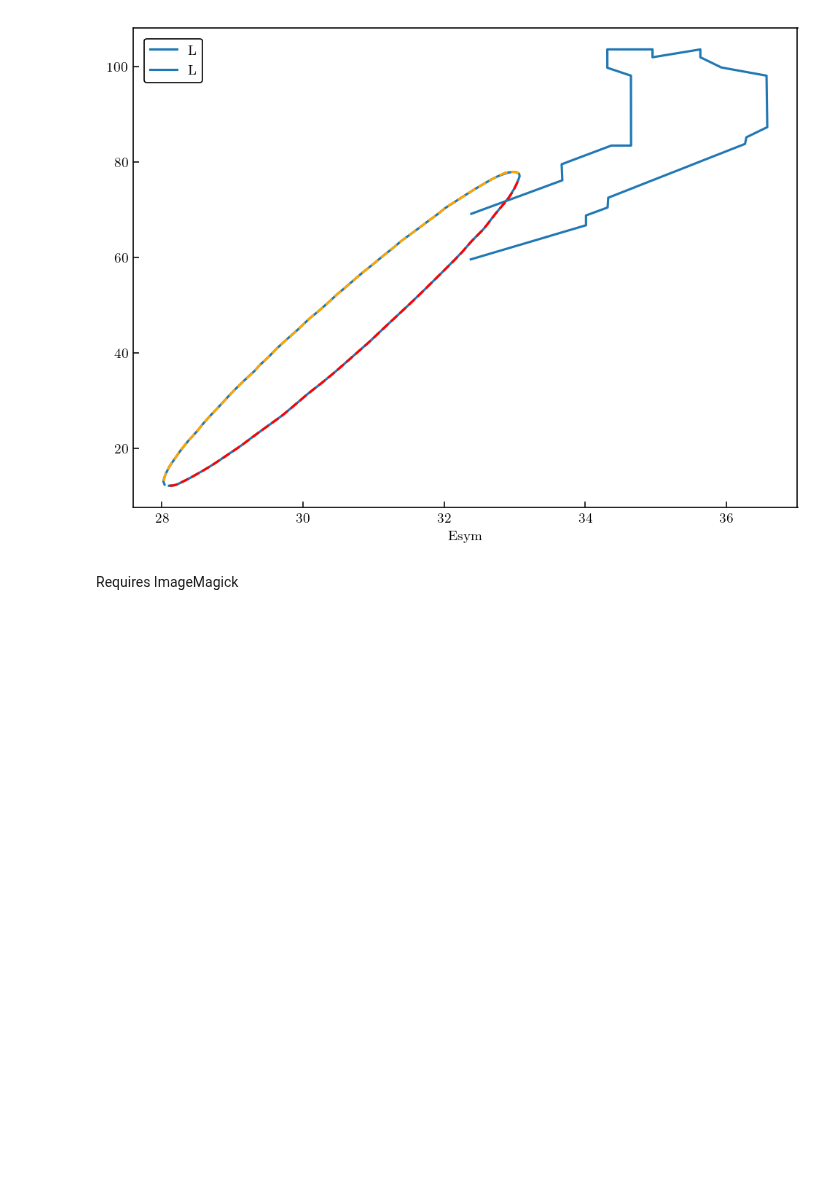
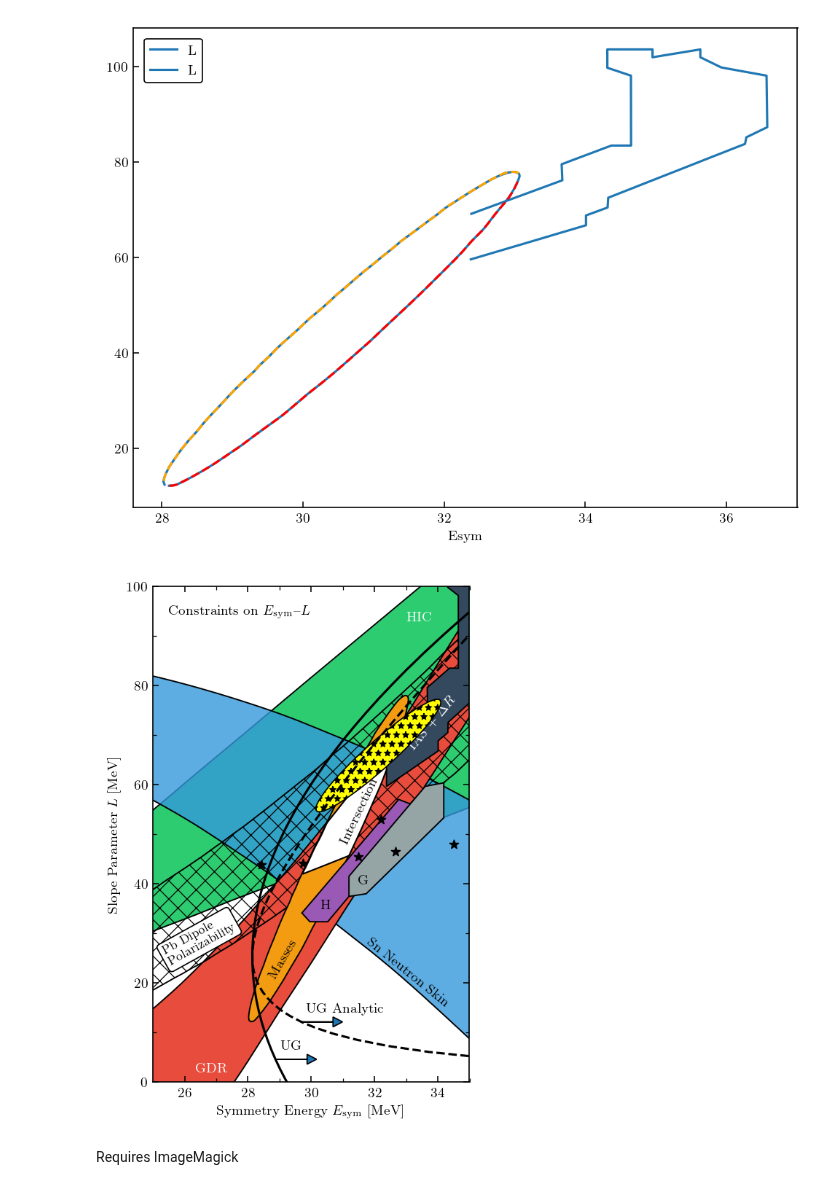
Before and after one commit to buqeye/nuclear-matter-convergence, a Jupyter notebook: analysis/Esym-L/correlation.ipynb, the cells around one changed output. Saved outputs shown, nothing was run; the diff lists cells and outputs as text; code cells hidden in the pictures; blank space fills up the shorter version.

Commit message:
Updated ref et al and zorders

```diff
--- a/analysis/Esym-L/correlation.ipynb
+++ b/analysis/Esym-L/correlation.ipynb
@@ -370,19 +370,19 @@ def confidence_ellipse(mean, cov, ax, n_std=3.0, facecolor='none', **kwargs):
     return ax.add_patch(ellipse)
 # %%
 # Using n=0.16
-# Esym_L_sat_eft = np.array([32.12073106, 65.86374647])
-# cov_Esym_L_eft = np.array([
-#     [ 0.97379613,  5.29651584],
-#     [ 5.29651584, 32.1700109 ]
-# ])
+Esym_L_sat_eft = np.array([32.12073106, 65.86374647])
+cov_Esym_L_eft = np.array([
+    [ 0.97379613,  5.29651584],
+    [ 5.29651584, 32.1700109 ]
+])
 
 # Using n=0.16 +/- 0.01
-Esym_L_sat_eft = np.array([31.82132552, 65.01346072])
+# Esym_L_sat_eft = np.array([31.82132552, 65.01346072])
 
-cov_Esym_L_eft = np.array([
-    [ 3.24842646,  8.0381468 ],
-    [ 8.0381468 , 34.89044073]
-])
+# cov_Esym_L_eft = np.array([
+#     [ 3.24842646,  8.0381468 ],
+#     [ 8.0381468 , 34.89044073]
+# ])
 # %%
 image_type = 'png'
 
@@ -469,51 +469,56 @@ for src in avail_srcs:
 # fig.savefig(file_out(i, image_type))
 
 ut = np.linspace(0.001, 2, 100)
+tews_zorder = 11
 Esym_tews, L_tews = getUgConstraint( ut, **TewsEtAlSetting)
-ax.plot(Esym_tews, L_tews, c='k')
+ax.plot(Esym_tews, L_tews, c='k', zorder=tews_zorder)
 
 idx_arrow_tews = 60
-ax.arrow(Esym_tews[idx_arrow_tews], L_tews[idx_arrow_tews], 1, 0, head_length=0.3, head_width=2)
-ax.text(Esym_tews[idx_arrow_tews]+0.15, L_tews[idx_arrow_tews]+1.4, 'UG', ha='left', va='bottom')
+ax.arrow(Esym_tews[idx_arrow_tews], L_tews[idx_arrow_tews], 1, 0, head_length=0.3, head_width=2, zorder=tews_zorder)
+ax.text(Esym_tews[idx_arrow_tews]+0.15, L_tews[idx_arrow_tews]+1.4, 'UG', ha='left', va='bottom', zorder=tews_zorder)
 
 # now plot analytic constraint
 L_grid = np.linspace(0.001, 120, 100)
 Esym_tews_analytic = getUgAnalyticConstraint(L_grid, EUG0, E0)
-ax.plot(Esym_tews_analytic, L_grid, c='k', ls='--')
+ax.plot(Esym_tews_analytic, L_grid, c='k', ls='--', zorder=tews_zorder)
 
 idx_arrow_tews_a = 10
-ax.arrow(Esym_tews_analytic[idx_arrow_tews_a], L_grid[idx_arrow_tews_a], 1, 0, head_length=0.3, head_width=2)
+ax.arrow(
+    Esym_tews_analytic[idx_arrow_tews_a], L_grid[idx_arrow_tews_a], 1, 0,
+    head_length=0.3, head_width=2, zorder=tews_zorder)
 ax.text(Esym_tews_analytic[idx_arrow_tews_a]+0.15, L_grid[idx_arrow_tews_a]+1.4,
-        'UG Analytic', ha='left', va='bottom')
+        'UG Analytic', ha='left', va='bottom', zorder=tews_zorder)
 
 # ug_ref = '???'
 # ug_ref = 'UG: Tews, I., Lattimer, J. M., Ohnishi, A. , Kolomeitsev, E. E., APJ 848, 2'
-ug_ref = 'Tews et al.,\nE. E., APJ 848, 2 (2017)'
+ug_ref = 'Tews \\textit{et al.},\nE. E., APJ 848, 2 (2017)'
 ref = add_ref(ug_ref, ax)
 i += 1
 fig.savefig(file_out(i, image_type))
 ref.remove()
 
 # plot Drischler et al. (2016)
 # we don't necessarily need to show these data points (no bands)
 data_D = pd.read_csv("./data/Drischler_2016.csv", names=['Esym', 'L'])
 ax.scatter(data_D["Esym"], data_D["L"], c="k", marker="*")
-stars_ref = 'Drischler et al.,\nPRC 93, 054314 (2016)'
+stars_ref = 'Drischler \\textit{et al.},\nPRC 93, 054314 (2016)'
 ref = add_ref(stars_ref, ax)
 i += 1
 fig.savefig(file_out(i, image_type))
 ref.remove()
 
 confidence_ellipse(
     Esym_L_sat_eft, cov_Esym_L_eft, ax=ax, n_std=2,
     facecolor=yellow, edgecolor='k', hatch='**', zorder=10
 )
 ref = add_ref('This work', ax)
 i += 1
 fig.savefig(file_out(i, image_type))
 ref.remove()
 
 fig.savefig("Lattimer_Esym_L")
+# %% [output]
+[figure, added]
 # %% [markdown]
 Requires ImageMagick
 # %%
```
Also changed, not shown: parts of 1 cell of this notebook, 13 other files.
